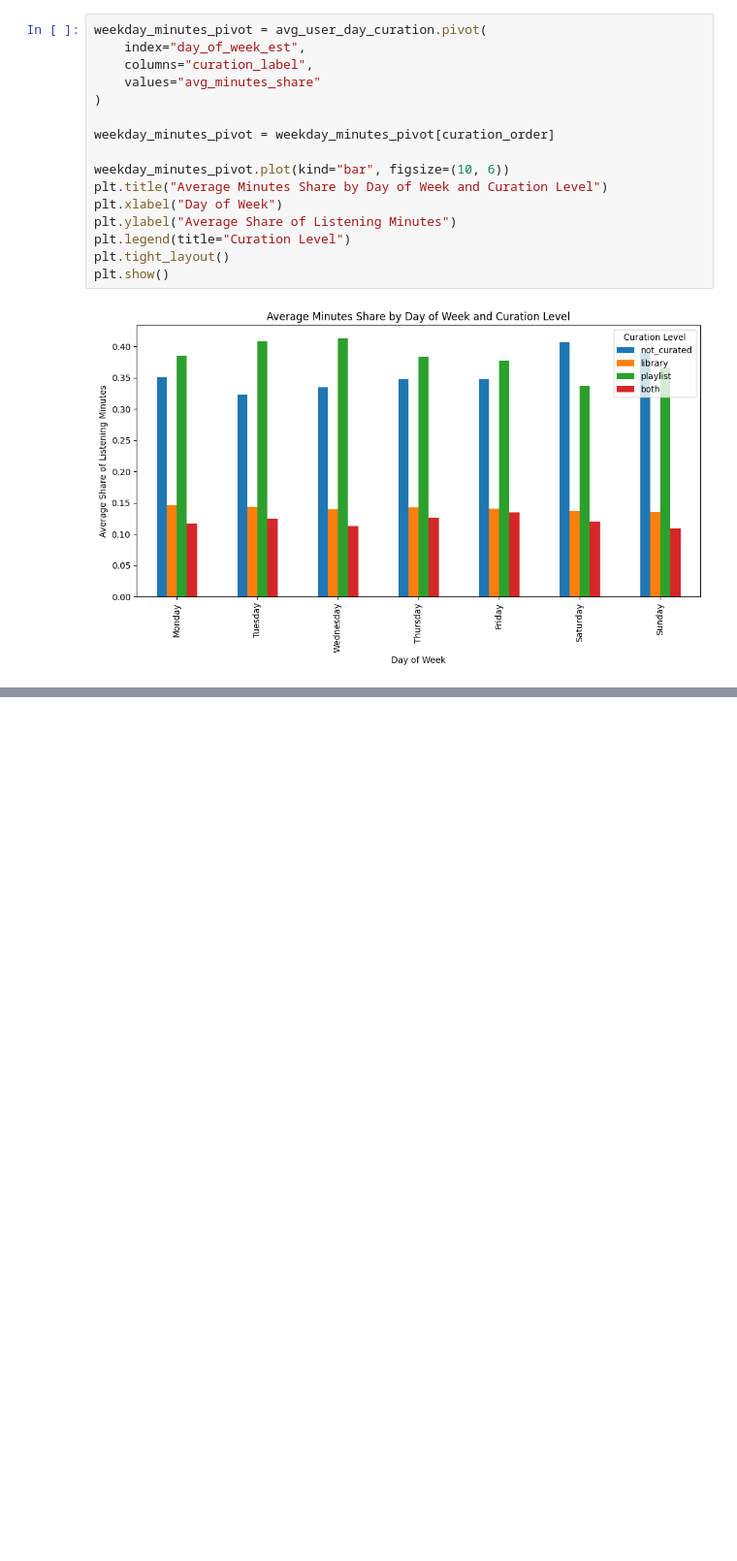
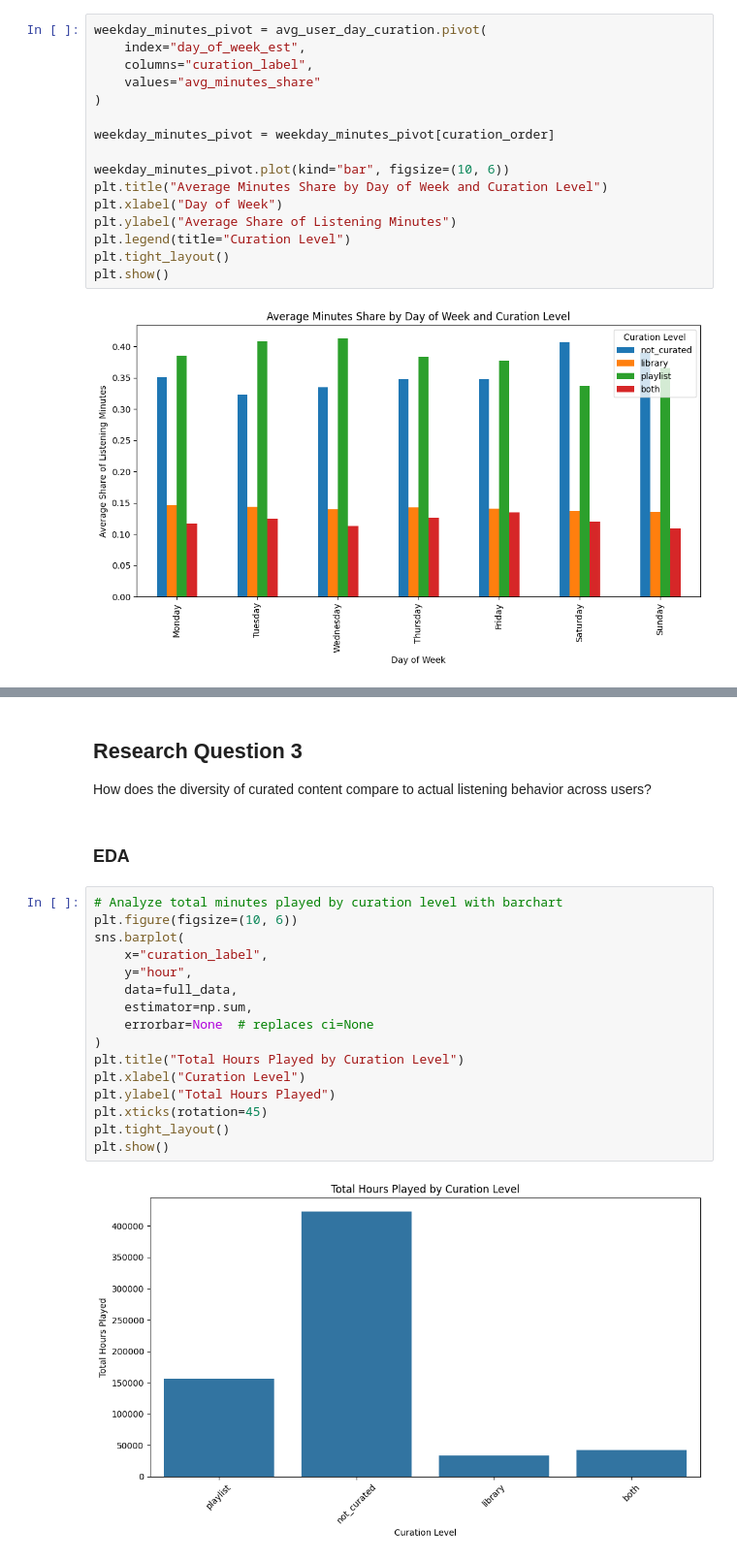
Before and after one commit to hjl-liz/spotify_project_group, a Jupyter notebook: team_red8_phase2_analysis.ipynb, the cells around one changed output, grey strips where cells are left out. Shown at 97% size. Drawn from its saved outputs; the diff is of its cells as text; blank space fills up the shorter version.

```diff
--- a/team_red8_phase2_analysis.ipynb
+++ b/team_red8_phase2_analysis.ipynb
@@ -762,3 +785,26 @@ plt.show()
 - -->
     - **weekday** listening may be a bit more **playlist-structured**
     - **weekend** listening may be a bit more **spontaneous or less intentionally** curated
+# %% [markdown]
+## Research Question 3
+How does the diversity of curated content compare to actual listening behavior across users?
+# %% [markdown]
+### EDA
+# %%
+# Analyze total minutes played by curation level with barchart
+plt.figure(figsize=(10, 6))
+sns.barplot(
+    x="curation_label",
+    y="hour",
+    data=full_data,
+    estimator=np.sum,
+    errorbar=None  # replaces ci=None
+)
+plt.title("Total Hours Played by Curation Level")
+plt.xlabel("Curation Level")
+plt.ylabel("Total Hours Played")
+plt.xticks(rotation=45)
+plt.tight_layout()
+plt.show()
+# %% [output]
+[figure, added]
```
Also changed, not shown: parts of 31 cells of this notebook.
